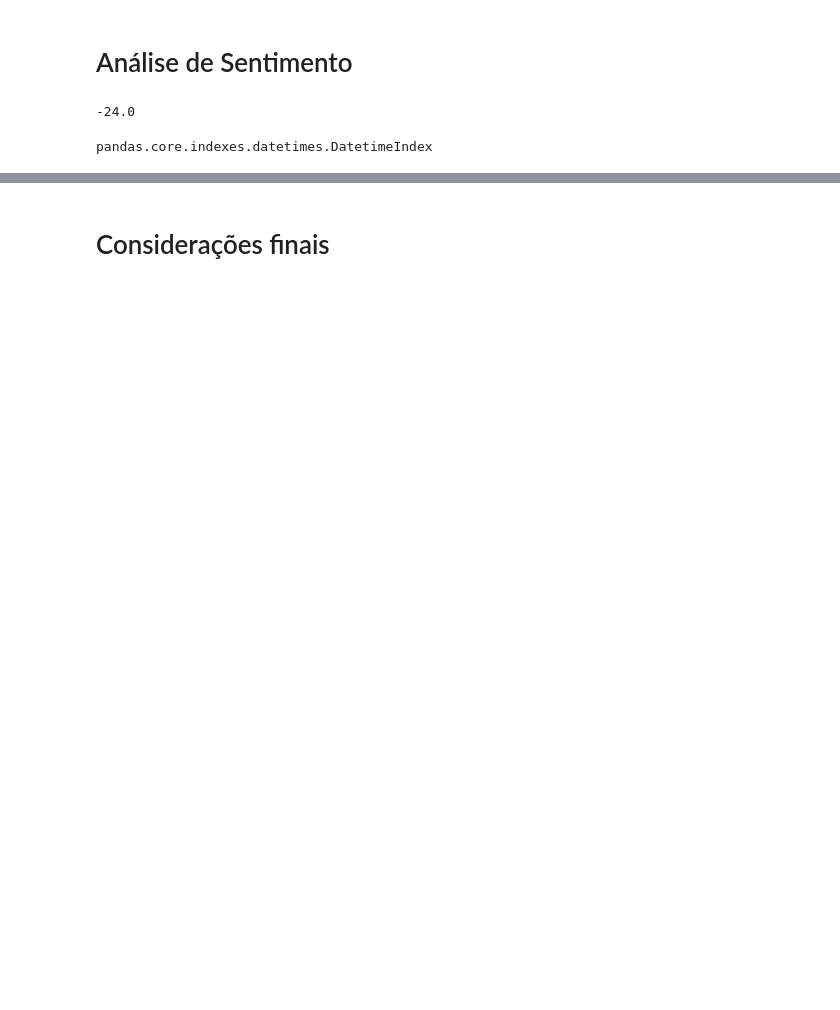
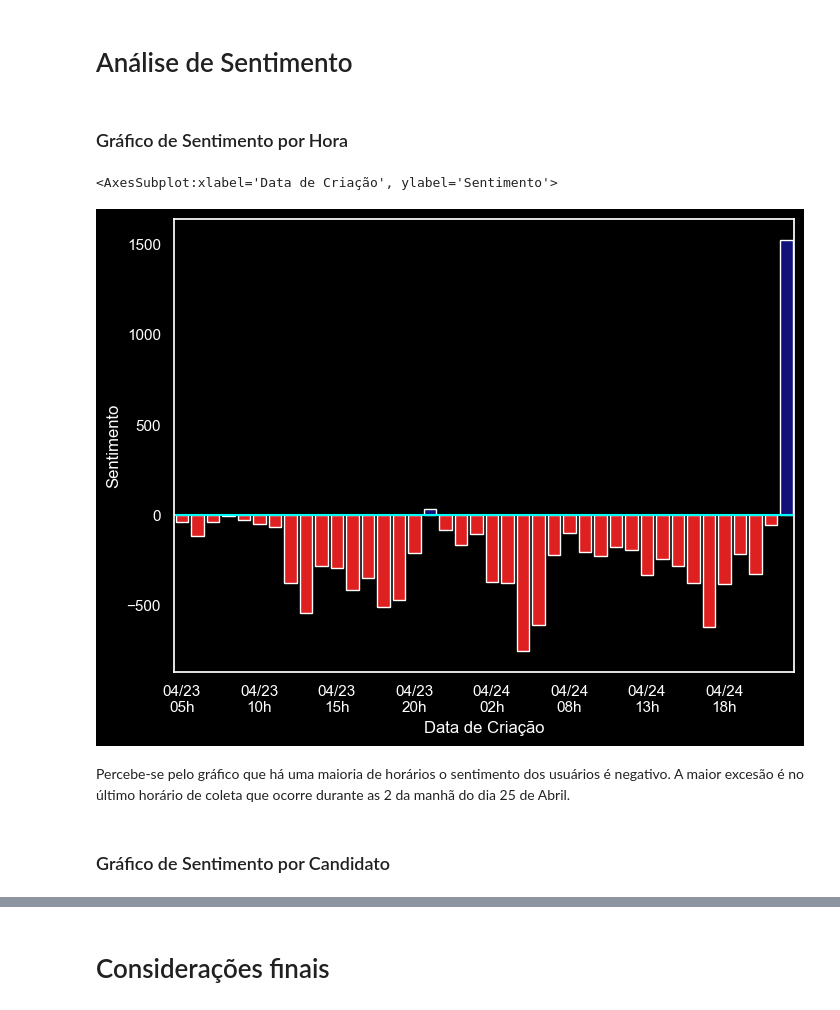
Before and after one commit to Alvaro-Kothe/Trabalho_CE2, a Jupyter notebook: Relatorio-CE2.ipynb, the cells around one changed output, grey strips where cells are left out. Drawn from its saved outputs; the diff is of its cells as text; code cells hidden in the pictures; blank space fills up the shorter version.

```diff
--- a/Relatorio-CE2.ipynb
+++ b/Relatorio-CE2.ipynb
@@ -51,7 +53,5 @@ plt.show()
 # Análise de Sentimento
 # %%
 tweets['criado_em'] = pd.to_datetime(tweets['criado_em'])
-
-tweets.sentimento.min()
+agrupados = tweets.groupby(tweets.criado_em.dt.floor('H'))
+sent_hora = agrupados.sentimento.sum()
-# %% [output]
--24.0
@@ -61,4 +58,25 @@ sent_hora = agrupados.sentimento.sum()
-# %%
-type(sent_hora.index)
-# %% [output]
-pandas.core.indexes.datetimes.DatetimeIndex
+# %% [markdown]
+### Gráfico de Sentimento por Hora
+# %%
+plt.figure(figsize=(8, 6), dpi=100)
+sns.set(rc={'axes.facecolor':'black', 'figure.facecolor':'black','axes.labelcolor':'white',
+           'ytick.color':'white', 'xtick.color':'white','grid.color':'black'})
+
+
+clrs = ['darkblue' if (x > 0) else 'red' for x in sent_hora ]
+
+ax = sns.barplot(x = sent_hora.index, y = sent_hora, palette = clrs)
+ax.set_xticklabels([t.strftime("%m/%d\n%Hh") if not i%5 else "" for i,t in enumerate(sent_hora.index)], rotation=0)
+ax.axhline(0, color='cyan')
+ax.set_xlabel('Data de Criação')
+ax.set_ylabel('Sentimento')
+#ax.xaxis.label.set_color('white')
+
+ax
+# %% [output]
+<AxesSubplot:xlabel='Data de Criação', ylabel='Sentimento'>
+[figure, added]
+# %% [markdown]
+Percebe-se pelo gráfico que há uma maioria de horários o sentimento dos usuários é negativo. A maior excesão é no último horário de coleta que ocorre durante as 2 da manhã do dia 25 de Abril.
+# %% [markdown]
+### Gráfico de Sentimento por Candidato
```
Also changed, not shown: parts of 19 cells of this notebook, 9 other files.
